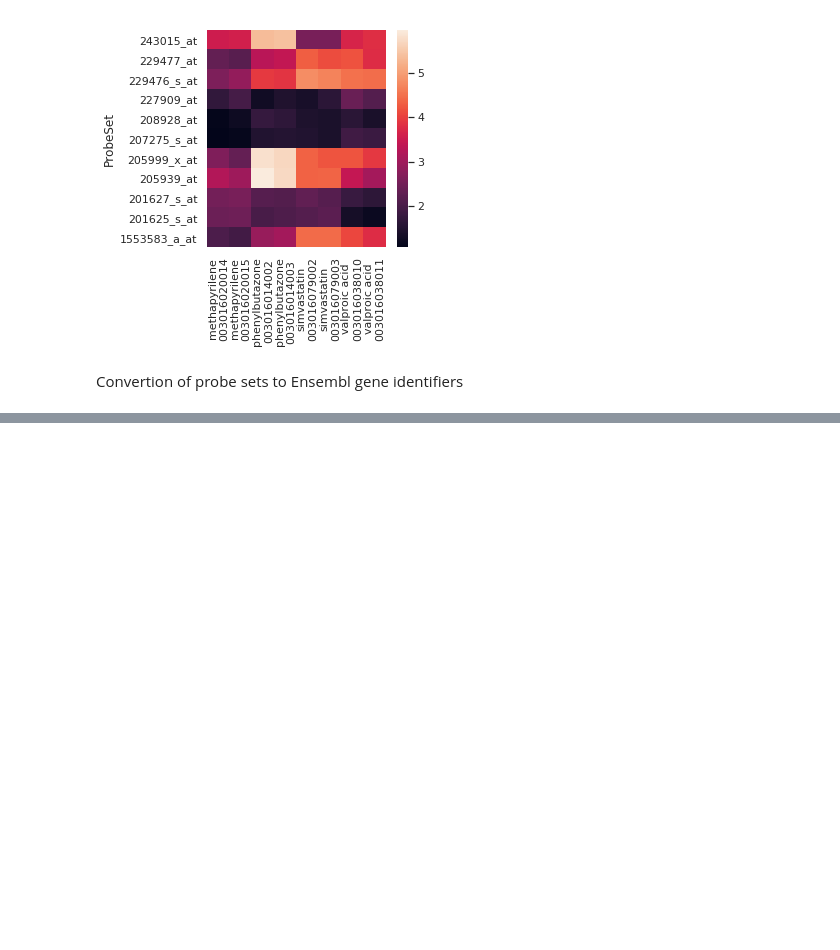
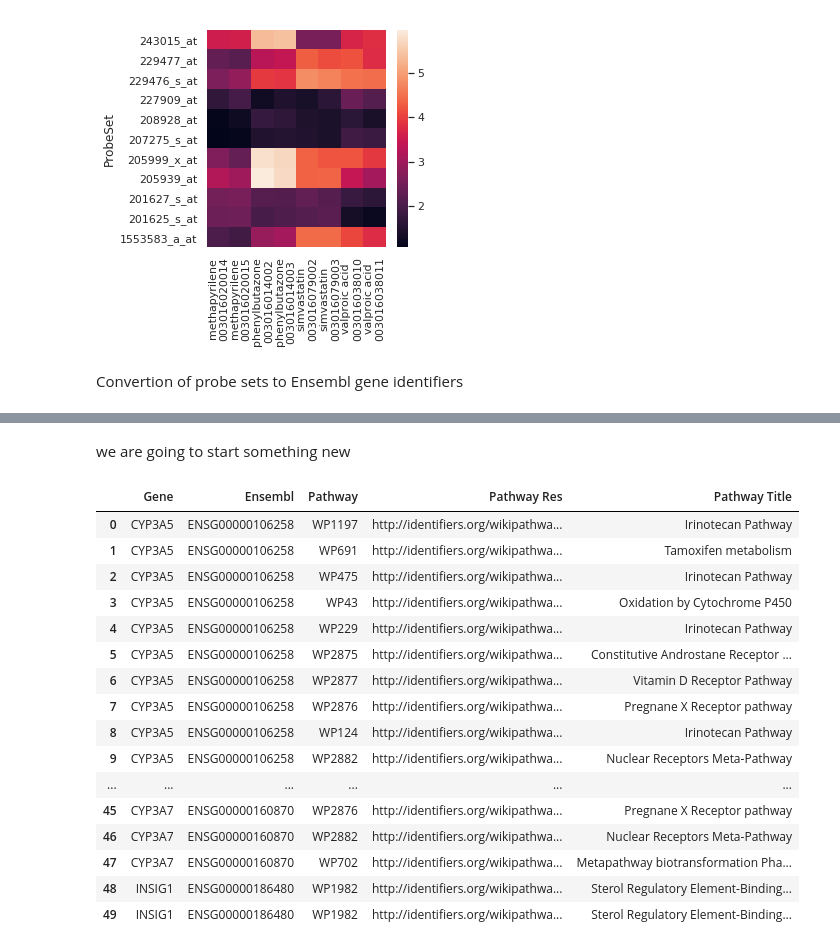
Before and after one commit to OpenRiskNet/notebooks, a Jupyter notebook: BridgeDb/DataCure+AOPlink2.ipynb, the cells around one changed output, grey strips where cells are left out. Cells and saved outputs as stored; diff of their text form; code cells hidden in the pictures; blank space fills up the shorter version.

```diff
--- a/BridgeDb/DataCure+AOPlink2.ipynb
+++ b/BridgeDb/DataCure+AOPlink2.ipynb
@@ -18,6 +18,7 @@ explanation about the web addresses
 # %%
 chemidconvert = 'https://chemidconvert.cloud.douglasconnect.com/v1/'
 tggatesconvert = 'http://open-tggates-api.cloud.douglasconnect.com/v2/'
+bridgedb = "http://bridgedb.prod.openrisknet.org/Human/xrefs/X/"
 # %% [markdown]
 explanation about getting images and names amino acids
 # %%
@@ -169,3 +173,8 @@ sns_plot
 [figure]
 # %% [markdown]
 Convertion of probe sets to Ensembl gene identifiers
+# %%
+#  Get the "Ensembl" and the "HGNC" in "foldchanges" as columns.
+da = "?dataSource="  # A final part part to finis the url.
+foldchanges['Ensembl'] = foldchanges.ProbeSet.apply(lambda url: requests.get(bridgedb+url+da+"En").text.split("\t")[0])
+foldchanges['HGNC'] = foldchanges.ProbeSet.apply(lambda url: requests.get(bridgedb+url+da+"H").text.split("\t")[0])
@@ -171,0 +196,54 @@ Convertion of probe sets to Ensembl gene identifiers
+# %% [markdown]
+we are going to start something new
+# %%
+sparql = SPARQLWrapper("http://sparql.wikipathways.org")
+# %%
+pathways = pandas.DataFrame(columns=['Gene', 'Ensembl', 'Pathway', 'Pathway Res', 'Pathway Title'])
+
+genes = foldchanges['Ensembl']
+for gene in genes:
+    pathwayQuery = '''
+      SELECT DISTINCT ?ensembl ?pathwayRes (str(?wpid) as ?pathway) (str(?title) as ?pathwayTitle)
+      WHERE {{
+        ?gene a wp:GeneProduct ;
+          dcterms:identifier ?id ;
+          dcterms:isPartOf ?pathwayRes ;
+          wp:bdbEnsembl <http://identifiers.org/ensembl/{0}> .
+        ?pathwayRes a wp:Pathway ;
+          dcterms:identifier ?wpid ;
+          dc:title ?title .
+        BIND ( "{0}" AS ?ensembl )
+      }}
+    '''.format(gene)
+    sparql.setQuery(pathwayQuery)
+    sparql.setReturnFormat(JSON)
+    results = sparql.query().convert()
+
+    for result in results["results"]["bindings"]:
+        pathways = pathways.append({
+            'Gene': foldchanges.loc[foldchanges['Ensembl'] == gene].iloc[0]["HGNC"],
+            'Ensembl': result["ensembl"]["value"],
+            'Pathway': result["pathway"]["value"],
+            'Pathway Res': result["pathwayRes"]["value"],
+            'Pathway Title': result["pathwayTitle"]["value"],
+        }, ignore_index=True)
+
+pathways
+# %% [output]
+|  | Gene | Ensembl | Pathway | Pathway Res | Pathway Title |
+| 0 | CYP3A5 | ENSG00000106258 | WP1197 | http://identifiers.org/wikipathwa... | Irinotecan Pathway |
+| 1 | CYP3A5 | ENSG00000106258 | WP691 | http://identifiers.org/wikipathwa... | Tamoxifen metabolism |
+| 2 | CYP3A5 | ENSG00000106258 | WP475 | http://identifiers.org/wikipathwa... | Irinotecan Pathway |
+| 3 | CYP3A5 | ENSG00000106258 | WP43 | http://identifiers.org/wikipathwa... | Oxidation by Cytochrome P450 |
+| 4 | CYP3A5 | ENSG00000106258 | WP229 | http://identifiers.org/wikipathwa... | Irinotecan Pathway |
+| 5 | CYP3A5 | ENSG00000106258 | WP2875 | http://identifiers.org/wikipathwa... | Constitutive Androstane Receptor ... |
+| 6 | CYP3A5 | ENSG00000106258 | WP2877 | http://identifiers.org/wikipathwa... | Vitamin D Receptor Pathway |
+| 7 | CYP3A5 | ENSG00000106258 | WP2876 | http://identifiers.org/wikipathwa... | Pregnane X Receptor pathway |
+| 8 | CYP3A5 | ENSG00000106258 | WP124 | http://identifiers.org/wikipathwa... | Irinotecan Pathway |
+| 9 | CYP3A5 | ENSG00000106258 | WP2882 | http://identifiers.org/wikipathwa... | Nuclear Receptors Meta-Pathway |
+| ... | ... | ... | ... | ... | ... |
+| 45 | CYP3A7 | ENSG00000160870 | WP2876 | http://identifiers.org/wikipathwa... | Pregnane X Receptor pathway |
+| 46 | CYP3A7 | ENSG00000160870 | WP2882 | http://identifiers.org/wikipathwa... | Nuclear Receptors Meta-Pathway |
+| 47 | CYP3A7 | ENSG00000160870 | WP702 | http://identifiers.org/wikipathwa... | Metapathway biotransformation Pha... |
+| 48 | INSIG1 | ENSG00000186480 | WP1982 | http://identifiers.org/wikipathwa... | Sterol Regulatory Element-Binding... |
+| 49 | INSIG1 | ENSG00000186480 | WP1982 | http://identifiers.org/wikipathwa... | Sterol Regulatory Element-Binding... |
```
Also changed, not shown: parts of 6 cells of this notebook, 1 other file.
